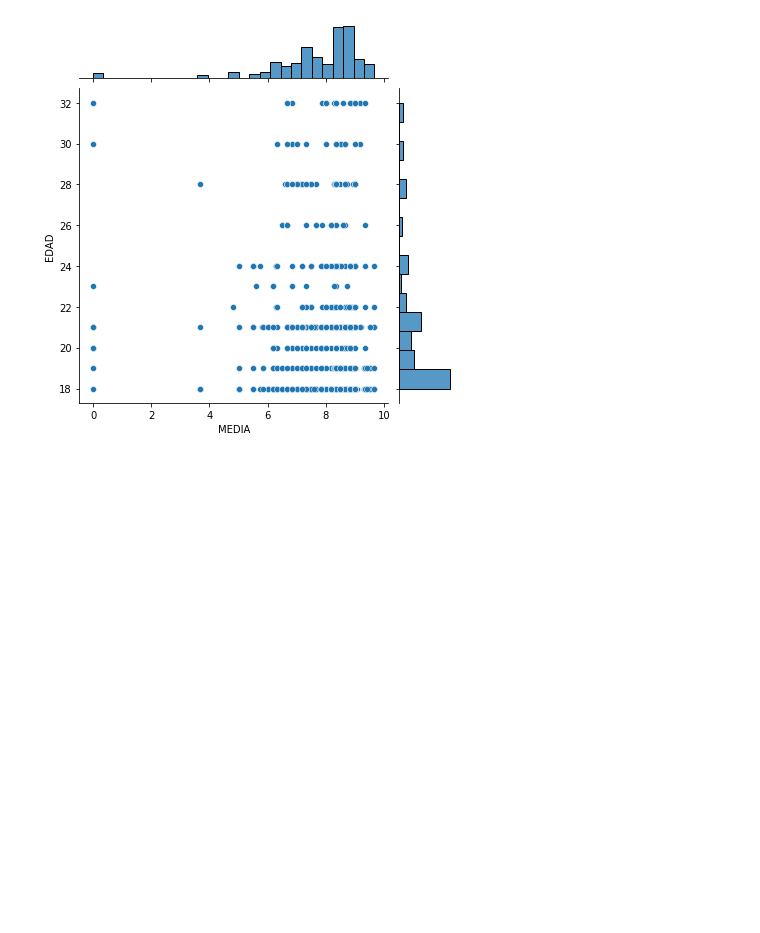
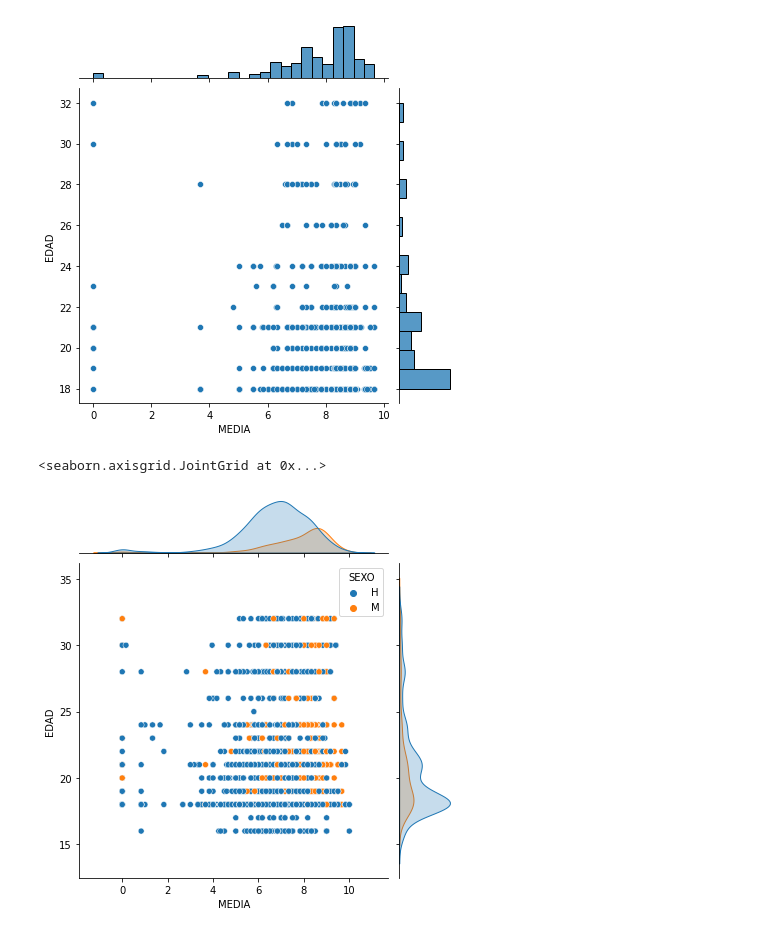
Before and after one commit to estefaniateni/ProyectoFinalVisualizaci-n, a Jupyter notebook: ProyectoVisualizacion.ipynb, the cells around one changed output. Saved outputs shown, nothing was run; the diff lists cells and outputs as text; code cells hidden in the pictures; blank space fills up the shorter version.

```diff
--- a/ProyectoVisualizacion.ipynb
+++ b/ProyectoVisualizacion.ipynb
@@ -118,3 +139,10 @@ sns.jointplot(x='MEDIA',y='EDAD',data=alumnos[(alumnos.SEXO == "M")])
 # %% [output]
 <seaborn.axisgrid.JointGrid at 0x...>
 [figure]
+# %%
+#Gráfico de dispersion
+#Distribución cruzada de Edad y Nota, agrupado por SEXO
+sns.jointplot(data=alumnos, x="MEDIA", y="EDAD", hue="SEXO")
+# %% [output]
+<seaborn.axisgrid.JointGrid at 0x...>
+[figure, added]
```
Also changed, not shown: parts of 10 cells of this notebook.
